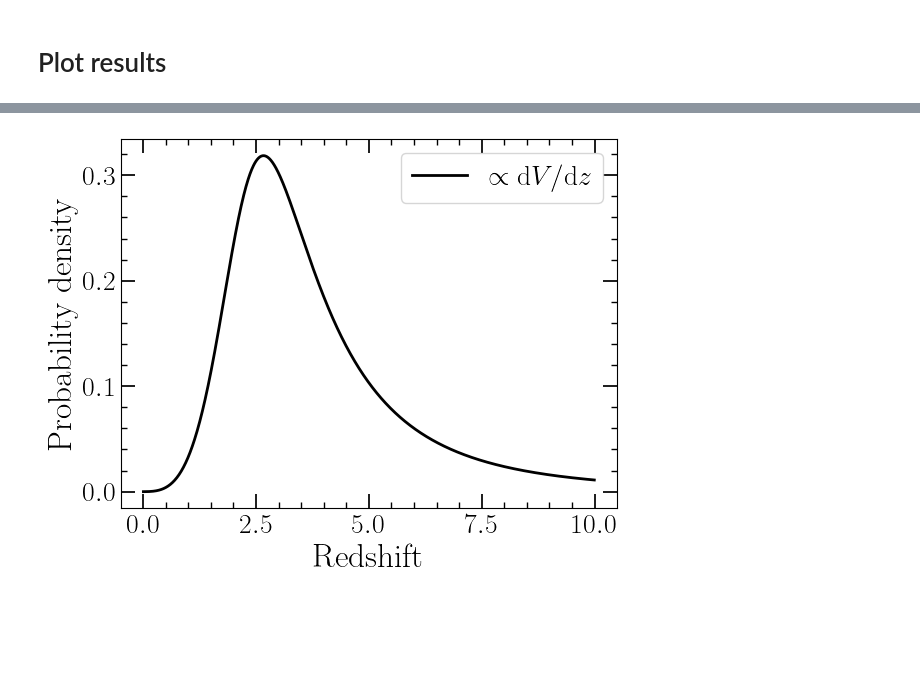
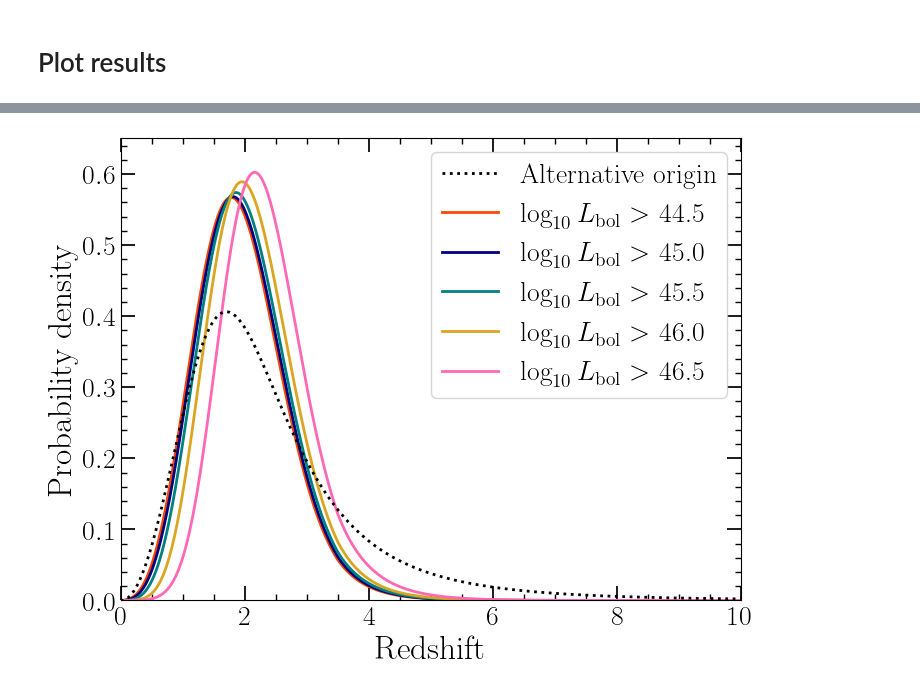
Before and after one commit to LucasPouw/darksirenpop, a Jupyter notebook: p26_qlfs.ipynb, the cells around one changed output, grey strips where cells are left out. Saved outputs shown, nothing was run; the diff lists cells and outputs as text; code cells hidden in the pictures; blank space fills up the shorter version.

```diff
--- a/p26_qlfs.ipynb
+++ b/p26_qlfs.ipynb
@@ -1024,35 +484,36 @@ Match is not exact, but lets continue for now
-# %%
-Mmin = 10
-Mmax = 12.0
-zmin = 1e-6
-zmax = 10
-redshift_bin_edges = np.linspace(zmin, zmax, 1024+2)
-redshift_bin_centers = (redshift_bin_edges + np.roll(redshift_bin_edges, shift=1))[1:] / 2
-
-mass_integrate_axis = np.linspace(Mmin, Mmax, int(1024)+1)
-n_of_z = lambda z: romb(10**log10_GSMF_double_schechter(mass_integrate_axis[:,np.newaxis], z=z[np.newaxis,:]), dx=np.diff(mass_integrate_axis)[0], axis=0)
-
-# numdenses = n_of_z(redshift_bin_edges).flatten()
-
-n_gal_in_zbin = np.zeros_like(redshift_bin_centers)
-for j, redshift_bin_center in tqdm( enumerate(redshift_bin_centers) ):
-    zlow, zhigh = redshift_bin_edges[j], redshift_bin_edges[j+1]
-    z_integrate_ax = np.linspace(zlow, zhigh, 128+1)
-
-    numdens_in_bin = n_of_z(z_integrate_ax)
-    n_gal_in_zbin[j] = 4 * np.pi * romb(numdens_in_bin * COSMO.differential_comoving_volume(z_integrate_ax).value, dx=np.diff(z_integrate_ax)[0])
-
-gal_redshift_pdf = n_gal_in_zbin / romb(n_gal_in_zbin, dx=np.diff(redshift_bin_centers)[0])
-gal_redshift_pdf_interp = interp1d(redshift_bin_centers, gal_redshift_pdf, fill_value=0, bounds_error=False)
-gal_redshift_pdf = gal_redshift_pdf_interp(redshift_bin_centers) * merger_rate_madau_lvk(redshift_bin_centers) / romb(gal_redshift_pdf_interp(redshift_bin_centers) * merger_rate_madau_lvk(redshift_bin_centers), dx=np.diff(redshift_bin_centers)[0])
-
-plt.figure()
-# plt.plot(redshift_bin_centers, gal_redshift_pdf, label='McLeod+21')
-plt.plot(redshift_bin_centers, uniform_comoving_prior(redshift_bin_centers) * merger_rate_madau_lvk(redshift_bin_centers) / romb(uniform_comoving_prior(redshift_bin_centers) * merger_rate_madau_lvk(redshift_bin_centers), dx=np.diff(redshift_bin_centers)[0]),
-             label=r'$\propto \mathrm{d}V / \mathrm{d}z$', color='black', linewidth=2)
-plt.xlabel('Redshift')
-plt.ylabel('Probability density')
-plt.legend()
-plt.show()
-# %% [output]
-[figure, removed]
+# %%
+def make_merger_rate_plots(ax, qlf, L_thresh, redshift, color, label, linestyle, time_dilation=False):
+
+    AGN_ZPRIOR = f'{L_thresh}_{qlf}'
+    filename = f'{AGN_DIST_DIR}/agn_redshift_pdf_{AGN_ZPRIOR}.npy'
+    z, n = np.load(filename)
+    AGN_ZPRIOR_FUNCTION = interp1d(z, n, bounds_error=False, fill_value=0)
+    agn_redshift_pdf = AGN_ZPRIOR_FUNCTION(redshift)
+
+    if time_dilation:
+        observed_rate_evolution = agn_redshift_pdf * time_dilation_correction(redshift) / romb(agn_redshift_pdf * time_dilation_correction(redshift), dx=np.diff(redshift)[0])
+    else:
+        observed_rate_evolution = agn_redshift_pdf / romb(agn_redshift_pdf, dx=np.diff(redshift)[0])
+
+    ax.plot(redshift, observed_rate_evolution, color=color, linewidth=2, linestyle=linestyle, label=label)
+
+    return
+
+
+### PLOT ###
+fig, ax = plt.subplots(figsize=(8,6))
+alt_pop = uniform_comoving_prior(REDSHIFT) * time_dilation_correction(REDSHIFT) * merger_rate_madau_dickinson(REDSHIFT)
+alt_pop_norm = alt_pop / romb(alt_pop, dx=np.diff(REDSHIFT)[0])
+ax.plot(REDSHIFT, alt_pop_norm, label=r'Alternative origin', color='black', linestyle='dotted', linewidth=2, zorder=3)
+for i, L_thresh in enumerate(LOG10_LBOL_THRESHES):
+    make_merger_rate_plots(ax, 'kulkarni', L_thresh, REDSHIFT, color=COLORS[i], linestyle='solid', time_dilation=True,label = r'$\log_{10} L_{\rm bol} >$ ' + str(L_thresh))
+ax.set_xlim(ZMIN, ZMAX)
+ax.set_xlabel('Redshift')
+ax.set_ylabel('Probability density')
+ax.legend(fontsize=20)
+ax.set_ylim(0, 0.65)
+ax.set_xlim(0, ZMAX)
+# plt.savefig('p26plots/all_populations.pdf', bbox_inches='tight')
+plt.show()
+# %% [output]
+[figure, added]
```
Also changed, not shown: parts of 22 cells of this notebook, 3 other files.
